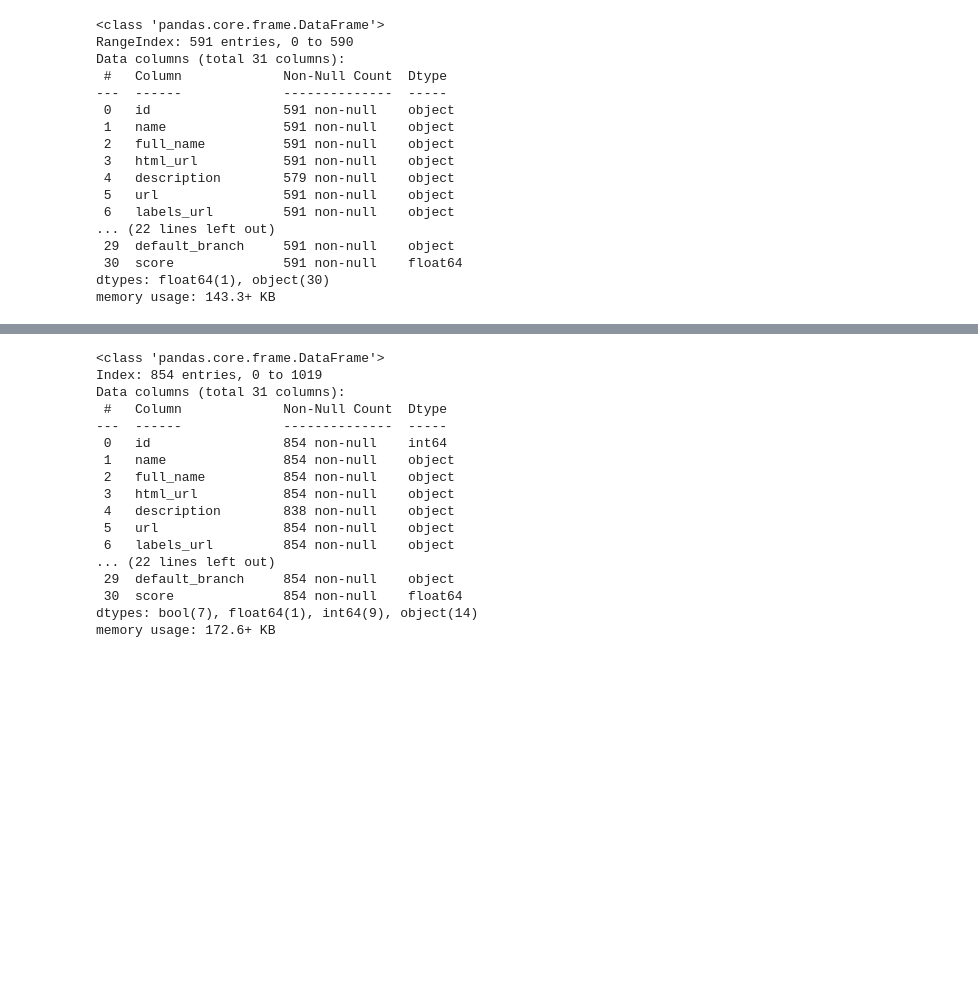
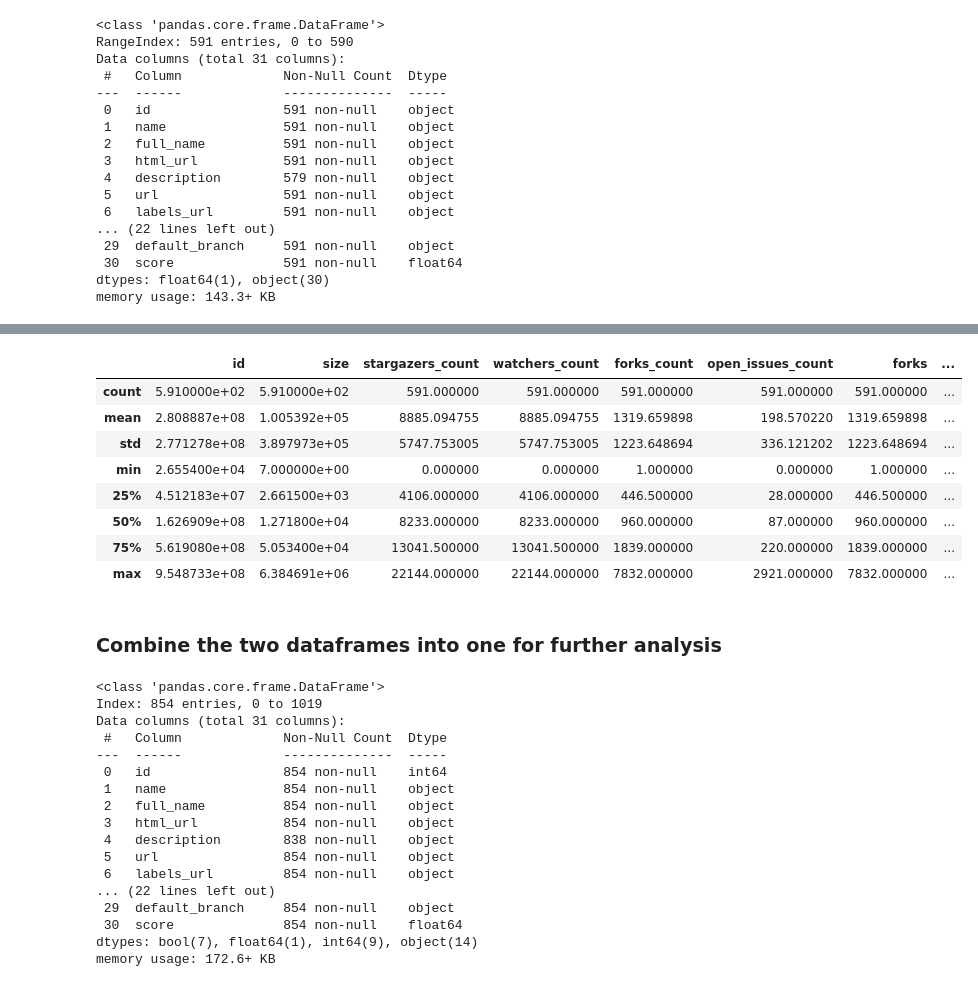
Before and after one commit to df1000/ma_automated_documentation, a Jupyter notebook: preprocessing/01_repos_metadata.ipynb, the cells around one changed output, grey strips where cells are left out. Saved outputs shown, nothing was run; the diff lists cells and outputs as text; code cells hidden in the pictures; blank space fills up the shorter version.

Commit message:
comment process for metadata creation

```diff
--- a/preprocessing/01_repos_metadata.ipynb
+++ b/preprocessing/01_repos_metadata.ipynb
@@ -67,9 +67,9 @@ columns = [
 ### Create two paths to save .json
 # %%
 # file with repos up to 22196 stars
-file_no_range = '../data/df_repos_metadata_up_to_max_test.json'
+file_no_range = '../data/df_repos_metadata_star_up_to_max.json'
 # file with repos 0 to 22196 stars
-file_range = '../data/df_repos_metadata_0_to_22196_test.json'
+file_range = '../data/df_repos_metadata_star_0_to_22196.json'
 # %% [markdown]
 ### Get column names for metadata file
 # %%
@@ -113,6 +113,7 @@ for file in all_files_range:
 # %%
 for file in all_files_no_range:
     data = load_json(path=f'../data/raw_data/no_range/{file}')
+    data = data['items']
     #  iterate through subdictionary in data and concatenate the content of the subdictionary to df_repos
     for repo in data:
         # create tmp df_repo for each repo
@@ -236,0 +181,5 @@ df_repos = pd.concat([df_raw_range, df_raw_no_range])
+# %%
+with open('../data/df_repos_metadata_star_up_to_max.json', 'r') as file: # JSON file is loaded and it contents saved within a variable
+    loaded_data = json.load(file)
+
+df1 = pd.DataFrame(loaded_data)
@@ -236,0 +231,5 @@ df_repos = pd.concat([df_raw_range, df_raw_no_range])
+# %%
+with open('../data/df_repos_metadata_star_0_to_22196.json', 'r') as file: # JSON file is loaded and it contents saved within a variable
+    loaded_data = json.load(file)
+
+df2 = pd.DataFrame(loaded_data)
@@ -236,0 +256,14 @@ df_repos = pd.concat([df_raw_range, df_raw_no_range])
+# %%
+df2.describe()
+# %% [output]
+|  | id | size | stargazers_count | watchers_count | forks_count | open_issues_count | forks | ... |
+| count | 5.910000e+02 | 5.910000e+02 | 591.000000 | 591.000000 | 591.000000 | 591.000000 | 591.000000 | ... |
+| mean | 2.808887e+08 | 1.005392e+05 | 8885.094755 | 8885.094755 | 1319.659898 | 198.570220 | 1319.659898 | ... |
+| std | 2.771278e+08 | 3.897973e+05 | 5747.753005 | 5747.753005 | 1223.648694 | 336.121202 | 1223.648694 | ... |
+| min | 2.655400e+04 | 7.000000e+00 | 0.000000 | 0.000000 | 1.000000 | 0.000000 | 1.000000 | ... |
+| 25% | 4.512183e+07 | 2.661500e+03 | 4106.000000 | 4106.000000 | 446.500000 | 28.000000 | 446.500000 | ... |
+| 50% | 1.626909e+08 | 1.271800e+04 | 8233.000000 | 8233.000000 | 960.000000 | 87.000000 | 960.000000 | ... |
+| 75% | 5.619080e+08 | 5.053400e+04 | 13041.500000 | 13041.500000 | 1839.000000 | 220.000000 | 1839.000000 | ... |
+| max | 9.548733e+08 | 6.384691e+06 | 22144.000000 | 22144.000000 | 7832.000000 | 2921.000000 | 7832.000000 | ... |
+# %% [markdown]
+### Combine the two dataframes into one for further analysis
```
Also changed, not shown: parts of 52 cells of this notebook, 7 other files.
